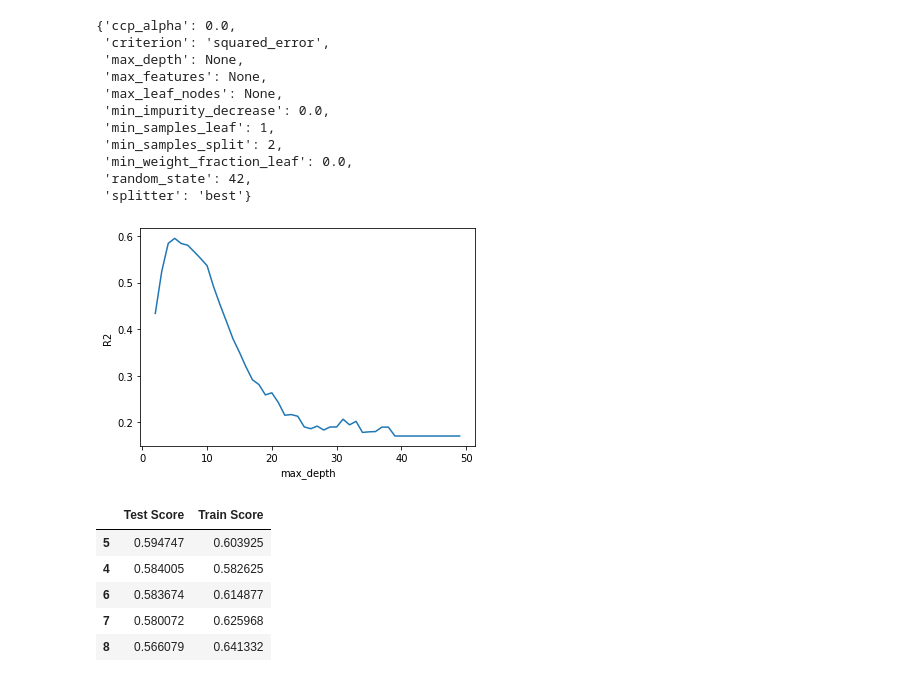
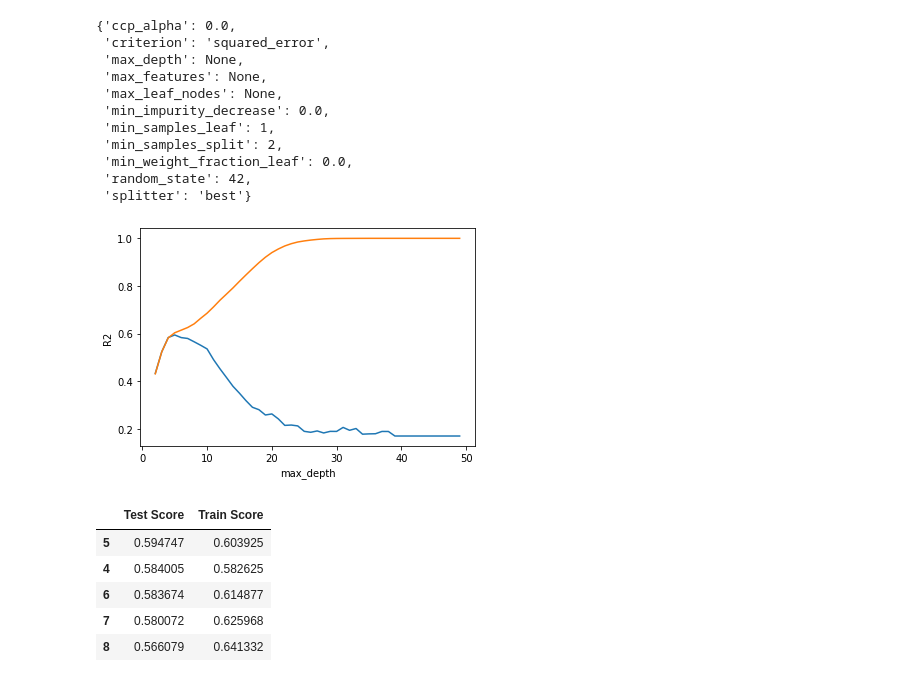
Before and after one commit to dmburns1729/bootcamp_projects, a Jupyter notebook: Sales_Prediction_Regressions.ipynb, the cells around one changed output. Cells and saved outputs as stored; diff of their text form; code cells hidden in the pictures.

```diff
--- a/Sales_Prediction_Regressions.ipynb
+++ b/Sales_Prediction_Regressions.ipynb
@@ -376,11 +381,12 @@ for depth in depths:
 # %%
 # Visualize which max_depth leads to the highest r2 score
 import matplotlib.pyplot as plt
 plt.plot(depths, scores['Test Score'])
+plt.plot(depths, scores['Train Score'])
 plt.xlabel('max_depth')
 plt.ylabel('R2');
 # %% [output]
-[figure, old version]
+[figure, new version]
 # %%
 sorted_scores = scores.sort_values(by='Test Score', ascending=False)
 sorted_scores.head()
```
Also changed, not shown: parts of 19 cells of this notebook.
